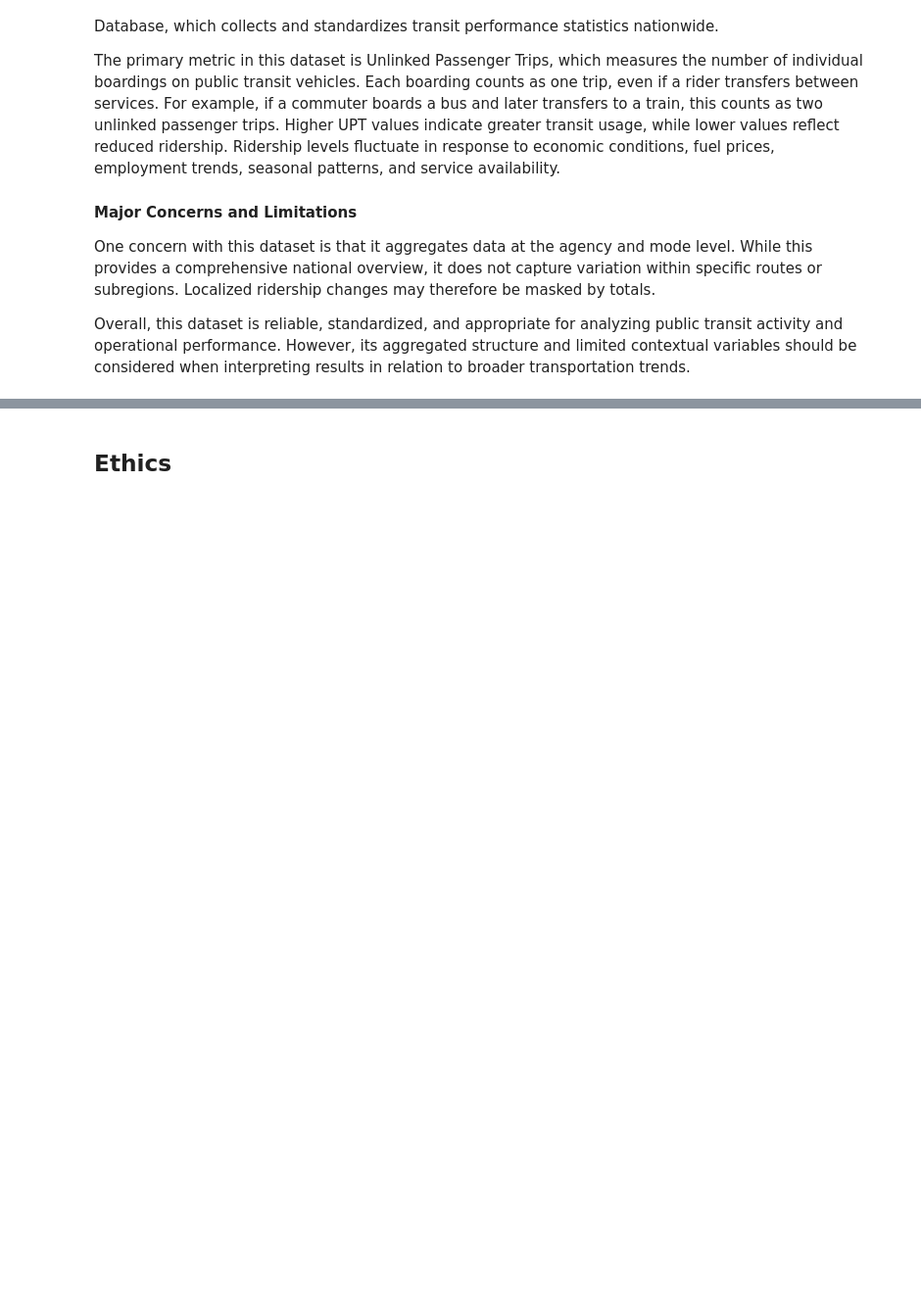
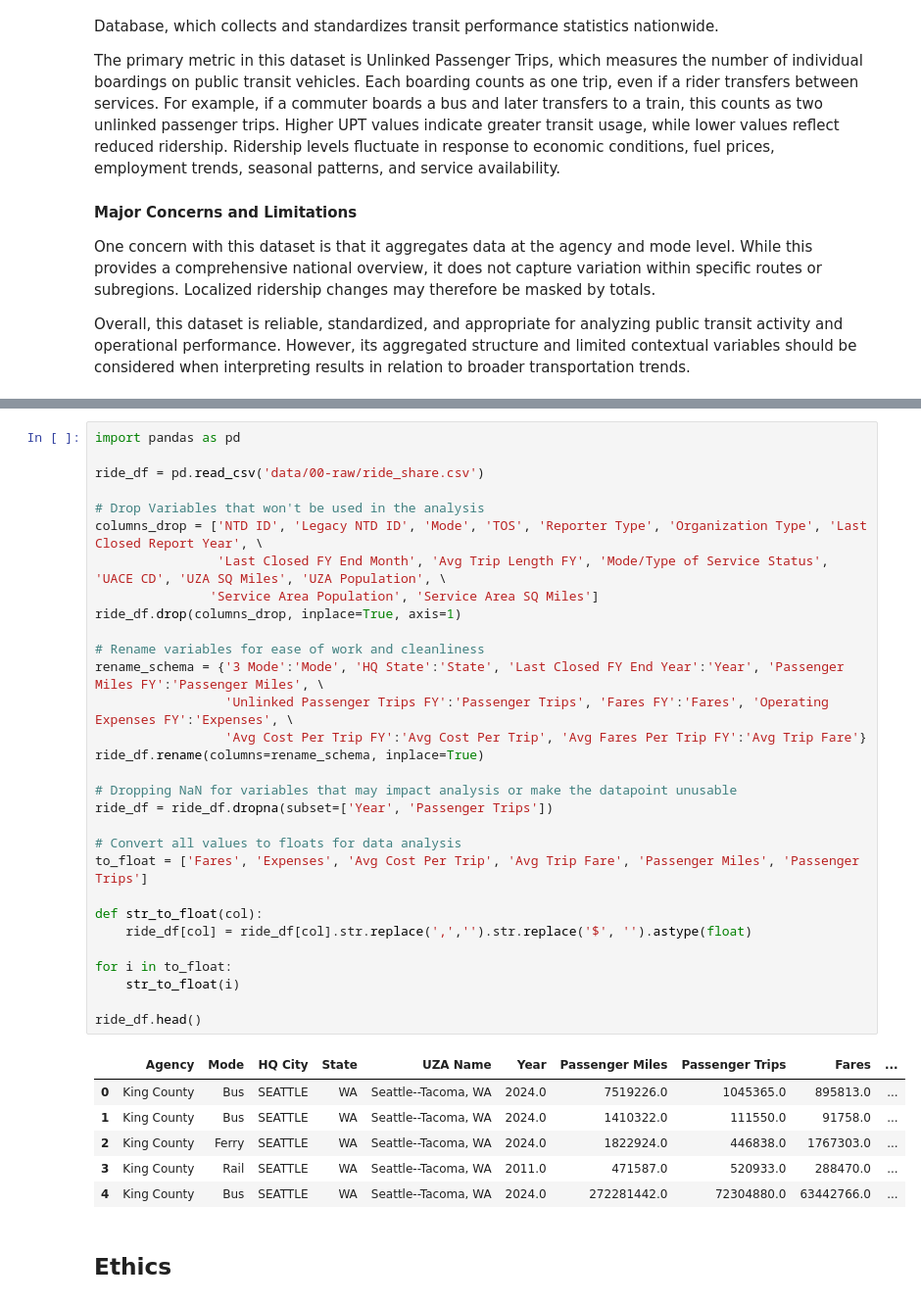
Before and after one commit to COGS108/Group012_WI26, a Jupyter notebook: 01-DataCheckpoint.ipynb, the cells around one changed output, grey strips where cells are left out. Shown at 98% size. Drawn from its saved outputs; the diff is of its cells as text; blank space fills up the shorter version.

Commit message:
data cleaning for dataset 2

```diff
--- a/01-DataCheckpoint.ipynb
+++ b/01-DataCheckpoint.ipynb
@@ -199,3 +173,40 @@ ride_df
+# %%
+import pandas as pd
+
+ride_df = pd.read_csv('data/00-raw/ride_share.csv')
+
+# Drop Variables that won't be used in the analysis
+columns_drop = ['NTD ID', 'Legacy NTD ID', 'Mode', 'TOS', 'Reporter Type', 'Organization Type', 'Last Closed Report Year', \
+                'Last Closed FY End Month', 'Avg Trip Length FY', 'Mode/Type of Service Status', 'UACE CD', 'UZA SQ Miles', 'UZA Population', \
+               'Service Area Population', 'Service Area SQ Miles']
+ride_df.drop(columns_drop, inplace=True, axis=1)
+
+# Rename variables for ease of work and cleanliness
+rename_schema = {'3 Mode':'Mode', 'HQ State':'State', 'Last Closed FY End Year':'Year', 'Passenger Miles FY':'Passenger Miles', \
+                 'Unlinked Passenger Trips FY':'Passenger Trips', 'Fares FY':'Fares', 'Operating Expenses FY':'Expenses', \
+                 'Avg Cost Per Trip FY':'Avg Cost Per Trip', 'Avg Fares Per Trip FY':'Avg Trip Fare'}
+ride_df.rename(columns=rename_schema, inplace=True)
+
+# Dropping NaN for variables that may impact analysis or make the datapoint unusable
+ride_df = ride_df.dropna(subset=['Year', 'Passenger Trips'])
+
+# Convert all values to floats for data analysis
+to_float = ['Fares', 'Expenses', 'Avg Cost Per Trip', 'Avg Trip Fare', 'Passenger Miles', 'Passenger Trips']
+
+def str_to_float(col):
+    ride_df[col] = ride_df[col].str.replace(',','').str.replace('$', '').astype(float)
+
+for i in to_float:
+    str_to_float(i)
+
+ride_df.head()
+# %% [output]
+|  | Agency | Mode | HQ City | State | UZA Name | Year | Passenger Miles | Passenger Trips | Fares | ... |
+| 0 | King County | Bus | SEATTLE | WA | Seattle--Tacoma, WA | 2024.0 | 7519226.0 | 1045365.0 | 895813.0 | ... |
+| 1 | King County | Bus | SEATTLE | WA | Seattle--Tacoma, WA | 2024.0 | 1410322.0 | 111550.0 | 91758.0 | ... |
+| 2 | King County | Ferry | SEATTLE | WA | Seattle--Tacoma, WA | 2024.0 | 1822924.0 | 446838.0 | 1767303.0 | ... |
+| 3 | King County | Rail | SEATTLE | WA | Seattle--Tacoma, WA | 2011.0 | 471587.0 | 520933.0 | 288470.0 | ... |
+| 4 | King County | Bus | SEATTLE | WA | Seattle--Tacoma, WA | 2024.0 | 272281442.0 | 72304880.0 | 63442766.0 | ... |
 # %% [markdown]
 ## Ethics
 # %% [markdown]
```
Also changed, not shown: parts of 3 cells of this notebook.
